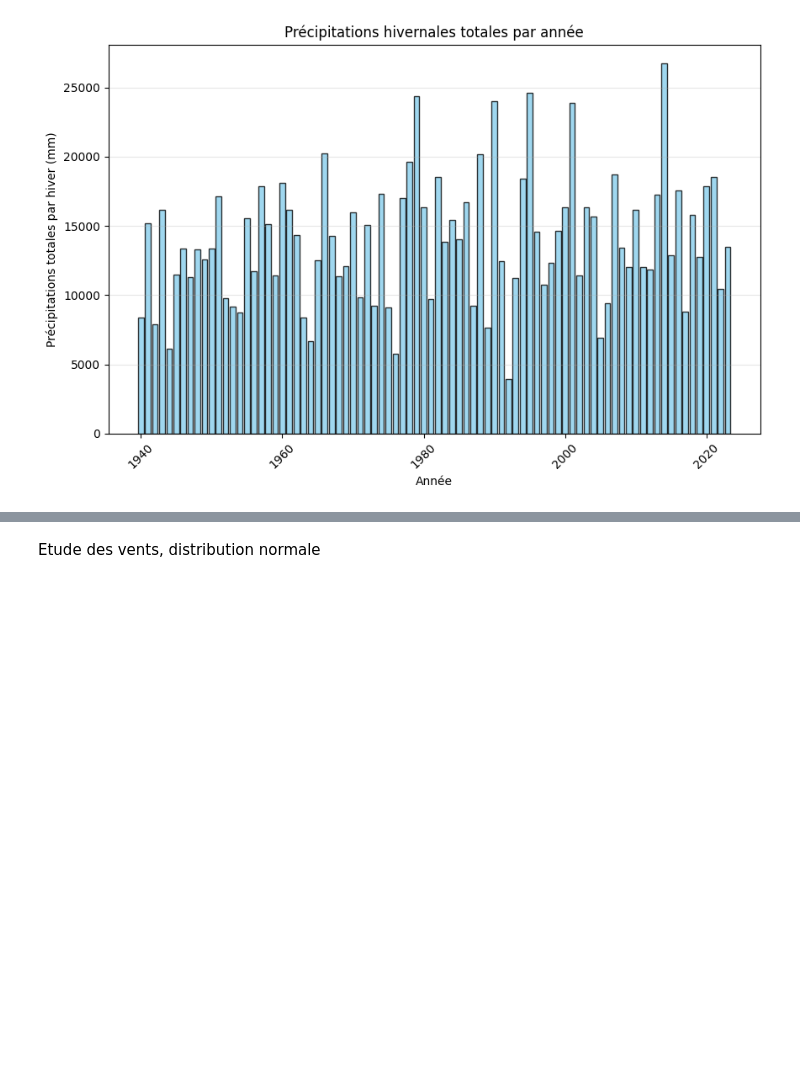
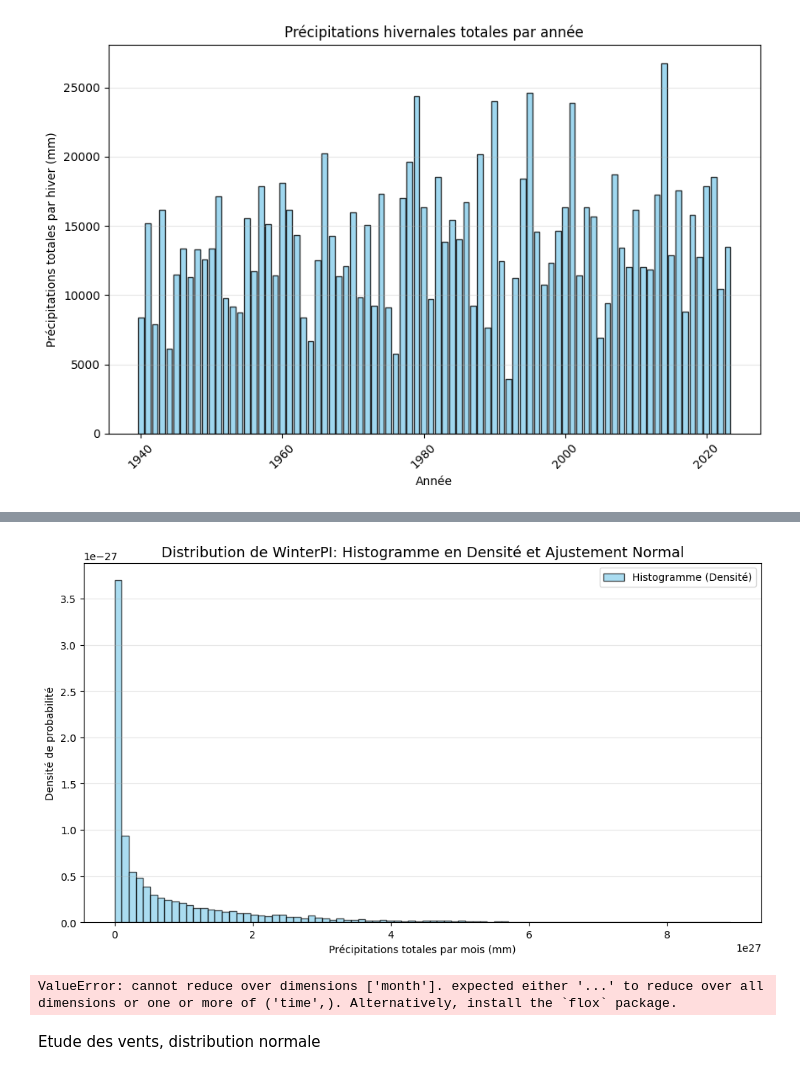
Before and after one commit to Faza20-lab/Projet_stats, a Jupyter notebook: Projet_stats.ipynb, the cells around one changed output, grey strips where cells are left out. Cells and saved outputs as stored; diff of their text form; code cells hidden in the pictures; blank space fills up the shorter version.

```diff
--- a/Projet_stats.ipynb
+++ b/Projet_stats.ipynb
@@ -308,6 +308,8 @@ annee_hiver = ds_djf['time.year'].where(ds_djf['time.month'] != 12, ds_djf['time
 somme_hiver = ds_djf['pr'].groupby(annee_hiver).sum(dim=['time', 'Latitude', 'Longitude'])
 
 # --- Créer un DataArray WinterPI ---
+Somme_mois = somme_mois_pr_djf.rename("Somme mois")
+
 WinterPI = somme_hiver.rename("WinterPI")
 WinterPI = WinterPI.assign_coords(year=np.unique(annee_hiver.values))
 
@@ -347,3 +453,59 @@ plt.show()
+# %%
+# --- Tracé de l'histogramme en densité ---
+plt.figure(figsize=(10,6))
+# Calculer le nombre de bins (souvent sqrt(N) ou formule de Freedman-Diaconis)
+bins = int(np.sqrt(len(Somme_mois)))
+
+plt.hist(Somme_mois, bins=bins, density=True,
+         color='skyblue', edgecolor='black', alpha=0.7,
+         label='Histogramme (Densité)')
+
+# --- Labels et légende ---
+plt.xlabel("Précipitations totales par mois (mm)")
+plt.ylabel("Densité de probabilité")
+plt.title("Distribution de WinterPI: Histogramme en Densité et Ajustement Normal", fontsize=14)
+plt.legend()
+plt.grid(axis='y', alpha=0.3)
+plt.tight_layout()
+plt.show()
+# %% [output]
+[figure, added]
+# %%
+# Bloc maxima par saison
+Somme_mois = Somme_mois.assign_coords(year=Somme_mois['time.year'].where(Somme_mois['time.month'] != 12, Somme_mois['time.year'] + 1))
+data_max = Somme_mois.groupby('year').max(dim='month')
+
+from scipy.stats import genextreme
+import matplotlib.pyplot as plt
+
+# Extraire les valeurs numériques
+data_max_values = data_max.values
+
+# Ajustement GEV
+c, loc, scale = genextreme.fit(data_max_values)
+
+# Histogramme des maxima
+plt.figure(figsize=(10,6))
+bins = int(np.sqrt(len(data_max_values)))
+plt.hist(data_max_values, bins=bins, density=True, color='skyblue', edgecolor='black', alpha=0.7, label='Histogramme (Maxima)')
+
+# Courbe GEV ajustée
+xmin, xmax = plt.xlim()
+xx = np.linspace(xmin, xmax, 400)
+plt.plot(xx, genextreme.pdf(xx, c, loc=loc, scale=scale), 'r-', lw=2, label='GEV ajustée')
+
+plt.xlabel("Précipitations maximales DJF (mm)")
+plt.ylabel("Densité de probabilité")
+plt.title("Histogramme des maxima DJF + Ajustement GEV")
+plt.legend()
+plt.grid(axis='y', alpha=0.3)
+plt.tight_layout()
+plt.show()
+
+# Paramètres GEV
+print(f"Paramètres GEV : shape(c)={c:.3f}, loc={loc:.1f}, scale={scale:.1f}")
+# %% [output]
+ValueError: cannot reduce over dimensions ['month']. expected either '...' to reduce over all dimensions or one or more of ('time',). Alternatively, install the `flox` package.
 # %% [markdown]
 Etude des vents, distribution normale
 # %%
```
Also changed, not shown: parts of 8 cells of this notebook.
